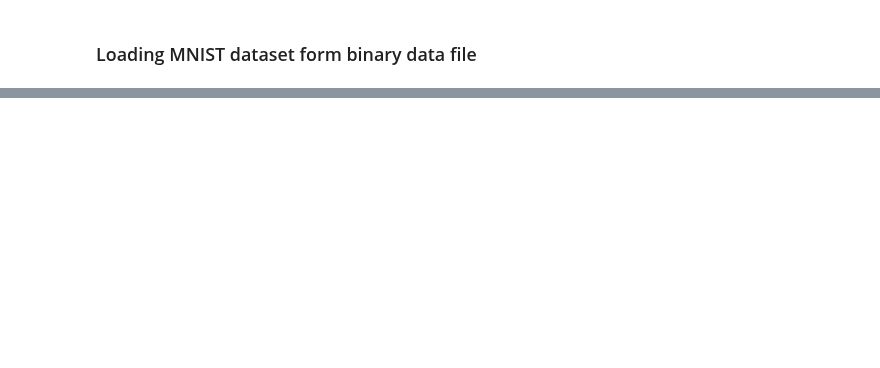
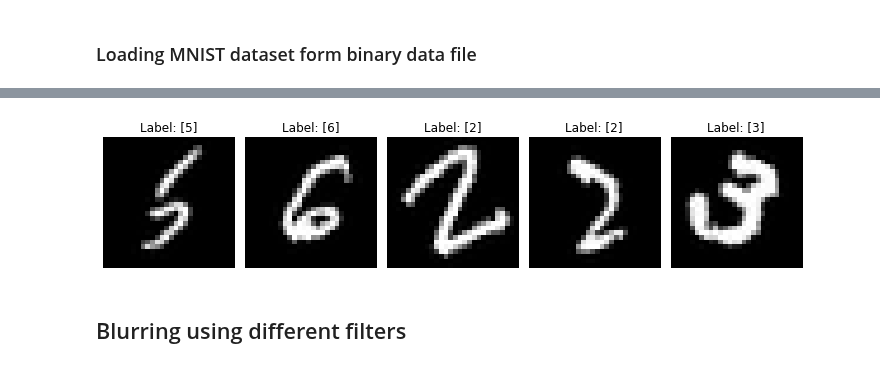
Before and after one commit to kattelsameer/HandWritten-Digit-Recognition-using-Deep-Learning, a Jupyter notebook: 10. Extended/Data Augmentation.ipynb, the cells around one changed output, grey strips where cells are left out. Saved outputs shown, nothing was run; the diff lists cells and outputs as text; code cells hidden in the pictures; blank space fills up the shorter version.

```diff
--- a/10. Extended/Data Augmentation.ipynb
+++ b/10. Extended/Data Augmentation.ipynb
@@ -32,0 +63,45 @@ from dataset import get_files
+# %%
+#rotating and rotating+zooming
+
+def rotate(images,labels, save_image = False):
+    m = labels.shape[0]
+
+    if save_image:
+        path = "dataset/mnist_augmented/rotated/"
+        if not os.path.exists(path):
+            os.makedirs(path)  # creating required directories recursively
+
+    rotated_images = []
+
+    for i in range(m):
+        # randomly selecting angle between the range -45 to -15 and 15 to 45
+        pos_angle = np.random.randint(low = 10, high = 45)
+        neg_angle = np.random.randint(low = -45, high = -10)
+        angle = np.random.choice([pos_angle,neg_angle])
+
+        rotated_img = ndimage.rotate(images[i], angle, reshape=False, mode = "nearest")
+
+        if(save_image):
+            img = Image.fromarray((rotated_img * 255).astype(np.uint8))
+            img.save(path + str(labels[i])+"_rotated_"+str(i+1)+".jpg")
+
+        rotated_images.append(rotated_img)
+
+    return np.asarray(rotated_images), labels
+# %%
+fig = plt.figure(figsize=(10, 3))
+axes = fig.subplots(1, imgs.shape[0])
+
+rotated_images, labels = rotate(imgs,lbls, save_image = False)
+
+for i in range(lbls.shape[0]):
+    axes[i].imshow(rotated_images[i], cmap='gray')
+    axes[i].set_title("Label: %s"%labels[i])
+    axes[i].set_axis_off()
+
+fig.set_tight_layout(True)
+plt.show()
+# %% [output]
+[figure, added]
+# %% [markdown]
+## Blurring using different filters
```
Also changed, not shown: parts of 32 cells of this notebook.
